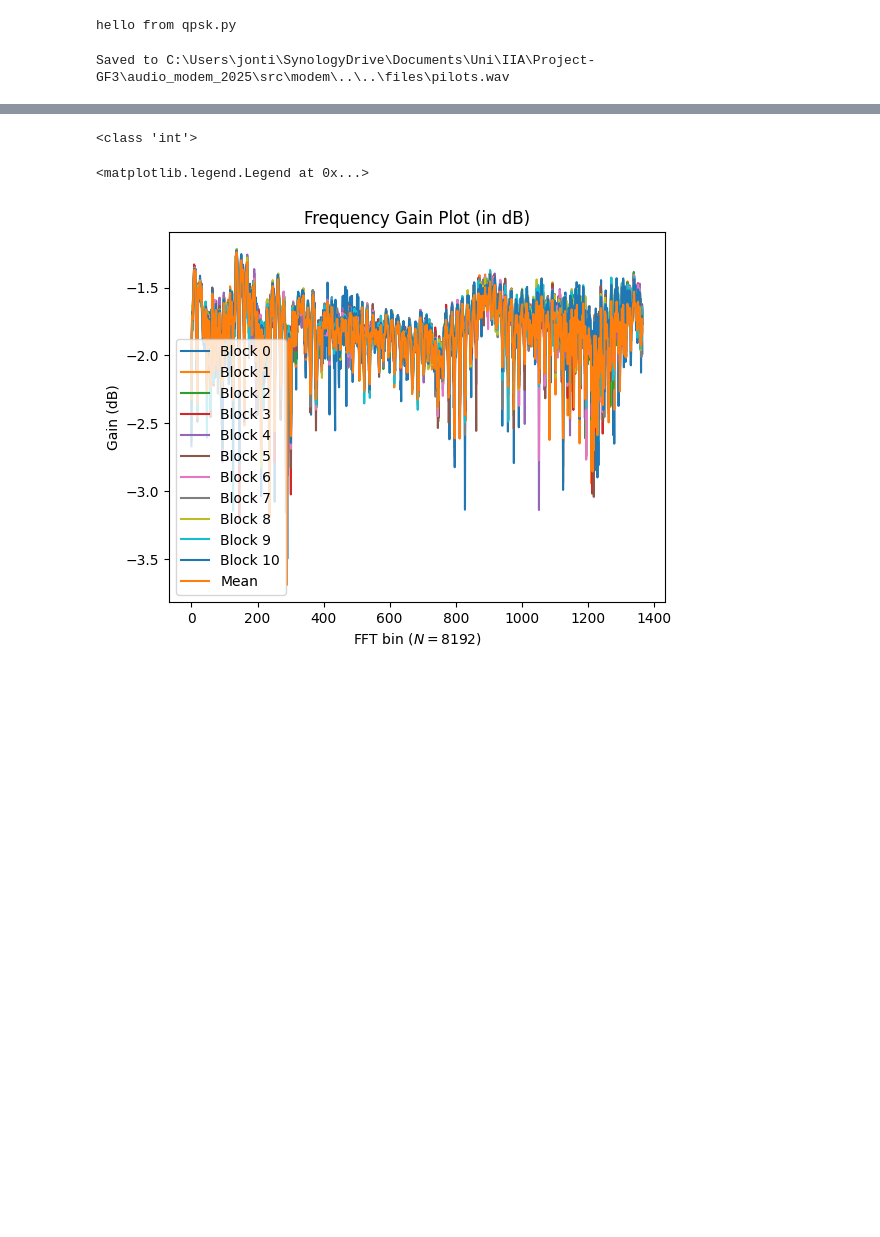
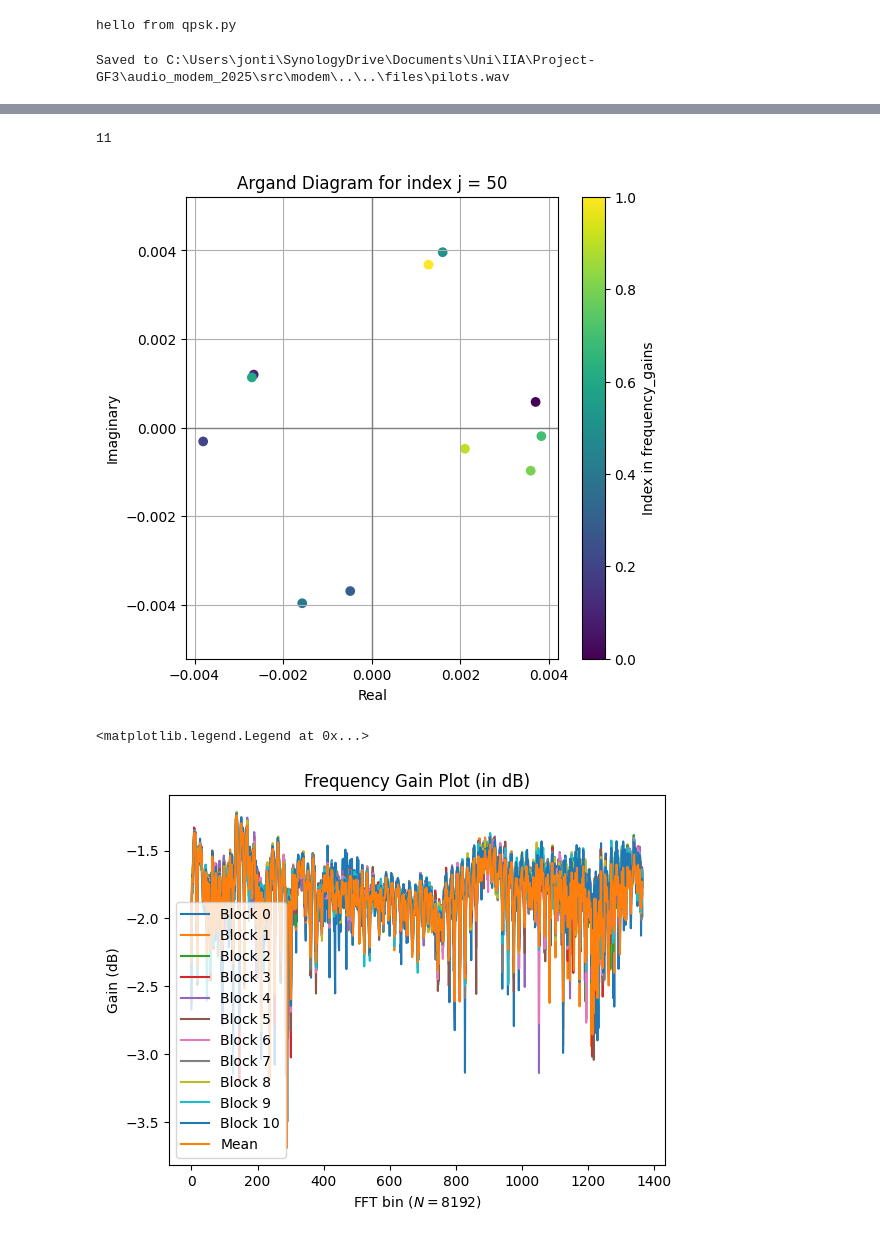
Before and after one commit to dac90/audio_modem_2025, a Jupyter notebook: notebooks/dac90_pilots.ipynb, the cells around one changed output, grey strips where cells are left out. Drawn from its saved outputs; the diff is of its cells as text; code cells hidden in the pictures; blank space fills up the shorter version.

```diff
--- a/notebooks/dac90_pilots.ipynb
+++ b/notebooks/dac90_pilots.ipynb
@@ -61,7 +62,3 @@ for sig, ax in zip((signal, aligned_recv_signal), axs):
-# %%
-print(type(RECIEVED_DATA_BLOCKS))
-# %% [output]
-<class 'int'>
 # %%
 known_qpsk_symbols = pilot.interleave_pilot_blocks([None] * RECIEVED_DATA_BLOCKS, pilot_qpsk_symbols)
 # %%
@@ -72,6 +69,51 @@ frequency_gains = [
 ]
 valid_gains = [fg for fg in frequency_gains if fg is not None]
 avg_gain = np.mean(valid_gains, axis=0)
+# %%
+print(len(valid_gains))
+# %% [output]
+11
+# %%
+import numpy as np
+import matplotlib.pyplot as plt
+
+# Choose the index j to plot
+j = 50  # example index
+
+# Collect valid (index, complex value) pairs
+valid_points = [
+    (i, arr[j]) for i, arr in enumerate(frequency_gains)
+    if arr is not None and j < len(arr)
+]
+
+# Separate into components for plotting
+indices = [i for i, _ in valid_points]
+complex_values = [z for _, z in valid_points]
+real_parts = [z.real for z in complex_values]
+imag_parts = [z.imag for z in complex_values]
+
+# Normalize indices to [0, 1] for coloring
+norm = plt.Normalize(min(indices), max(indices))
+cmap = plt.cm.viridis  # You can try 'plasma', 'cool', etc.
+colors = [cmap(norm(i)) for i in indices]
+
+# Plotting
+plt.figure(figsize=(6, 6))
+plt.axhline(0, color='gray', lw=1)
+plt.axvline(0, color='gray', lw=1)
+scatter = plt.scatter(real_parts, imag_parts, c=colors, cmap=cmap, marker='o')
+plt.xlabel('Real')
+plt.ylabel('Imaginary')
+plt.title(f'Argand Diagram for index j = {j}')
+plt.grid(True)
+plt.axis('equal')
+
+# Optional: add colorbar to show index mapping
+cbar = plt.colorbar(scatter, label='Index in frequency_gains')
+
+plt.show()
+# %% [output]
+[figure, added]
 # %%
 snr_estimates = [
     None if qpsk_syms is None else
```
Also changed, not shown: parts of 6 cells of this notebook, 2 other files.
